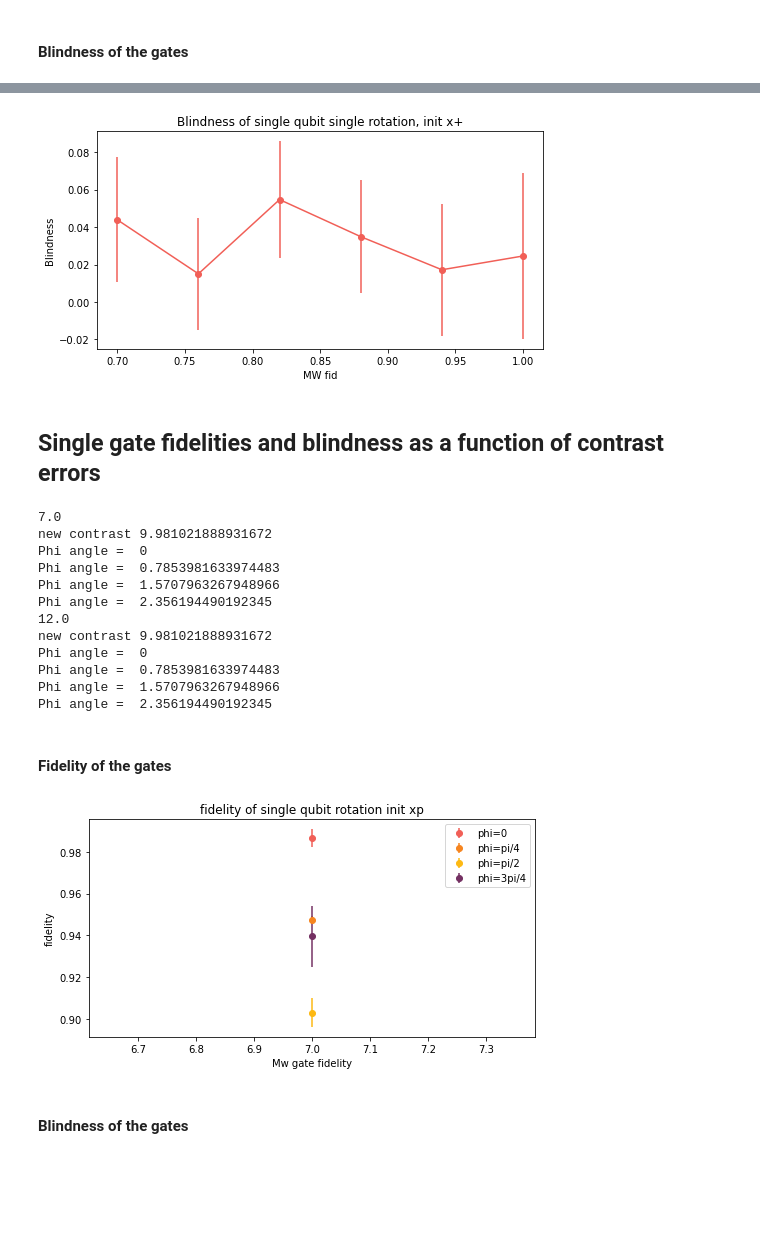
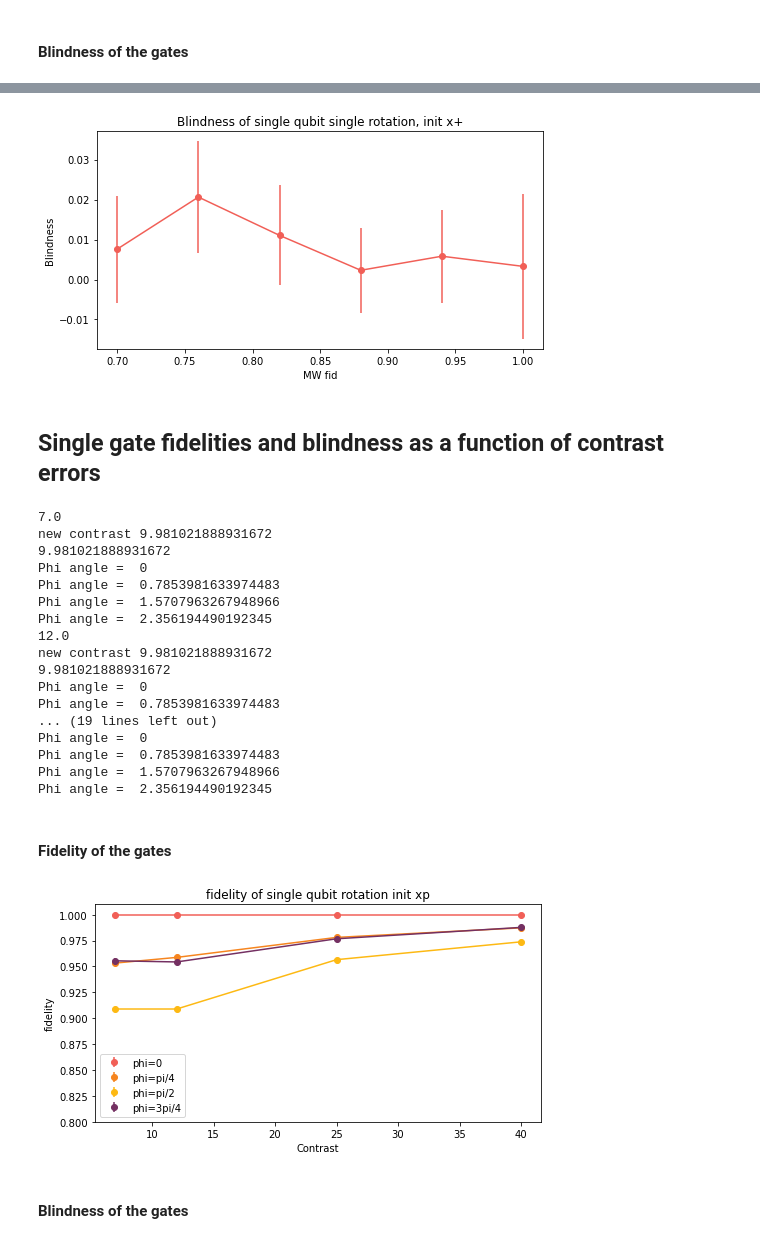
Before and after one commit to lukingroup/simnet, a Jupyter notebook: Notebooks/Blind_SingleNode_errorSources.ipynb, the cells around one changed output, grey strips where cells are left out. Saved outputs shown, nothing was run; the diff lists cells and outputs as text; code cells hidden in the pictures; blank space fills up the shorter version.

```diff
--- a/Notebooks/Blind_SingleNode_errorSources.ipynb
+++ b/Notebooks/Blind_SingleNode_errorSources.ipynb
@@ -98,7 +98,7 @@ imperfections ={'contrast_noise': 0, #(0 not noisy or 1 noisy)
 
 cluster_state_length = 1
 
-n_rounds = 10
+n_rounds = 40
 n_col = 6
 mu = 0.05
 
@@ -339,7 +340,7 @@ plt.savefig('/Users/azizasuleymanzade/Lukin SiV Dropbox/Aziza azizasuleymanzade@
 # Show the plot
 plt.show()
 # %% [output]
-[figure, old version]
+[figure, new version]
 # %%
 def blindness_singleRot(rho_array_cl):
         """
@@ -411,7 +412,7 @@ def blindness_singleRot(rho_array_cl):
 # %% [markdown]
 ## Single gate fidelities and blindness as a function of contrast errors
 # %%
-contrast_list = np.array([ 7., 12.])
+contrast_list = np.array([ 7., 12., 25, 40, 100])
 phi1 = [0, np.pi/4, np.pi/2, 3*np.pi/4]
 phi2 = 0
 phi3 = 0
@@ -423,16 +424,17 @@ el_initial_xp  = qt.ket2dm((qt.basis(2,0)+ qt.basis(2,1)).unit())
 
 imperfections ={'contrast_noise': 0, #(0 not noisy or 1 noisy)
                 'contrast': 'real', #'real'
-                'tdinoise': - 0.1, #np.pi/25, #'real'
-                'mw': 'real', # or perfect
-                'mw_noise': 1, #(0 is stable or 1 noisy/underotates overroates every experimental shot)
+                'tdinoise': 0, #np.pi/25, #'real'
+                'mw': 'perfect', # or perfect
+                'mw_noise': 0, #(0 is stable or 1 noisy/underotates overroates every experimental shot)
                 'mw_fid_num': [1, 1] # default fidelities
                }
+
 cluster_state_length = 1
 
-n_rounds = 10
+n_rounds = 40
 n_col = 6
-mu = 0.05
+mu = 0.0000001
 
 rates_apd1_apd2_angle = np.empty((0, 2), dtype=float)
 rho_contr_phi_n_array_s = np.empty((0, len(phi1), n_rounds, 2, 2), dtype=complex)
@@ -448,6 +450,7 @@ for i in range(len(contrast_list)):
     # move SiV in B16 to a new contrast location
     siv_b.set_contrast(contrast)
     actual_contrast = siv_b.get_best_contrast()
+    print(actual_contrast)
     real_contrasts = np.append(real_contrasts, actual_contrast)
 
     rates_apd1_apd2 = np.empty((0, 2), dtype=float)
@@ -474,12 +477,17 @@ for i in range(len(contrast_list)):
 # %% [output]
 7.0
 new contrast 9.981021888931672
+9.981021888931672
 Phi angle =  0
 Phi angle =  0.7853981633974483
 Phi angle =  1.5707963267948966
 Phi angle =  2.356194490192345
 12.0
 new contrast 9.981021888931672
+9.981021888931672
+Phi angle =  0
+Phi angle =  0.7853981633974483
+... (19 lines left out)
 Phi angle =  0
 Phi angle =  0.7853981633974483
 Phi angle =  1.5707963267948966
@@ -505,34 +513,36 @@ for i in range(len(contrast_list)):
         fid_ave_contr = np.mean(fid_contr, axis = 0)
         # this is only the variability of the measurement
         fid_ave_std = np.std(fid_contr, axis = 0)/(np.sqrt(n_rounds))
+
         fid_err_phi_contr = np.append(fid_err_phi_contr, fid_ave_std)
+        fid_ave_phi_contr = np.append(fid_ave_phi_contr, fid_ave_contr)
 
     fid_ave = np.append(fid_ave, fid_ave_phi_contr)
     fid_err = np.append(fid_err, fid_err_phi_contr)
 # %%
 
 plt.figure(figsize=(8, 4))
 plt.plot(contrast_list[:-1], fid_ave[::len(phi1)][:-1], color=c1)
 plt.errorbar(contrast_list[:-1],  fid_ave[::len(phi1)][:-1], yerr= fid_err[::len(phi1)][:-1],  fmt='o', color=c1, label='phi=0')
 plt.plot(contrast_list[:-1], fid_ave[1::len(phi1)][:-1], color=c2)
 plt.errorbar(contrast_list[:-1],  fid_ave[1::len(phi1)][:-1], yerr= fid_err[1::len(phi1)][:-1],  fmt='o', color=c2, label='phi=pi/4')
 plt.plot(contrast_list[:-1], fid_ave[2::len(phi1)][:-1], color=c3)
 plt.errorbar(contrast_list[:-1],  fid_ave[2::len(phi1)][:-1], yerr= fid_err[2::len(phi1)][:-1],  fmt='o', color=c3, label='phi=pi/2')
 plt.plot(contrast_list[:-1], fid_ave[3::len(phi1)][:-1], color=c4)
 plt.errorbar(contrast_list[:-1],  fid_ave[3::len(phi1)][:-1], yerr= fid_err[3::len(phi1)][:-1],  fmt='o', color=c4, label='phi=3pi/4')
 
 #Add labels and title
-plt.xlabel('Mw gate fidelity')
+plt.xlabel('Contrast')
 plt.ylabel('fidelity')
+plt.ylim(0.8,1.01)
 plt.title('fidelity of single qubit rotation init xp')
 plt.legend()
-plt.savefig('/Users/azizasuleymanzade/Lukin SiV Dropbox/Aziza azizasuleymanzade@g.harvard.edu/bqc_paper/Simulation/SimulationCode/OutputFiles/BlindComputing/Fig1/Figures/PaperFigs/Fid_xpinit_mu0002_vs_mw.pdf', format='pdf')   # Save as PDF
-
+plt.savefig('/Users/azizasuleymanzade/Lukin SiV Dropbox/Aziza azizasuleymanzade@g.harvard.edu/bqc_paper/Simulation/SimulationCode/OutputFiles/BlindComputing/Fig1/Figures/PaperFigs/Fid_xpinit_vs_contr_perfect.png', format='pdf')   # Save as PDF
 
 # Show the plot
 plt.show()
 # %% [output]
-[figure, old version]
+[figure, new version]
 # %% [markdown]
 #### Blindness of the gates
 # %%
```
Also changed, not shown: parts of 22 cells of this notebook, 14 other files.
